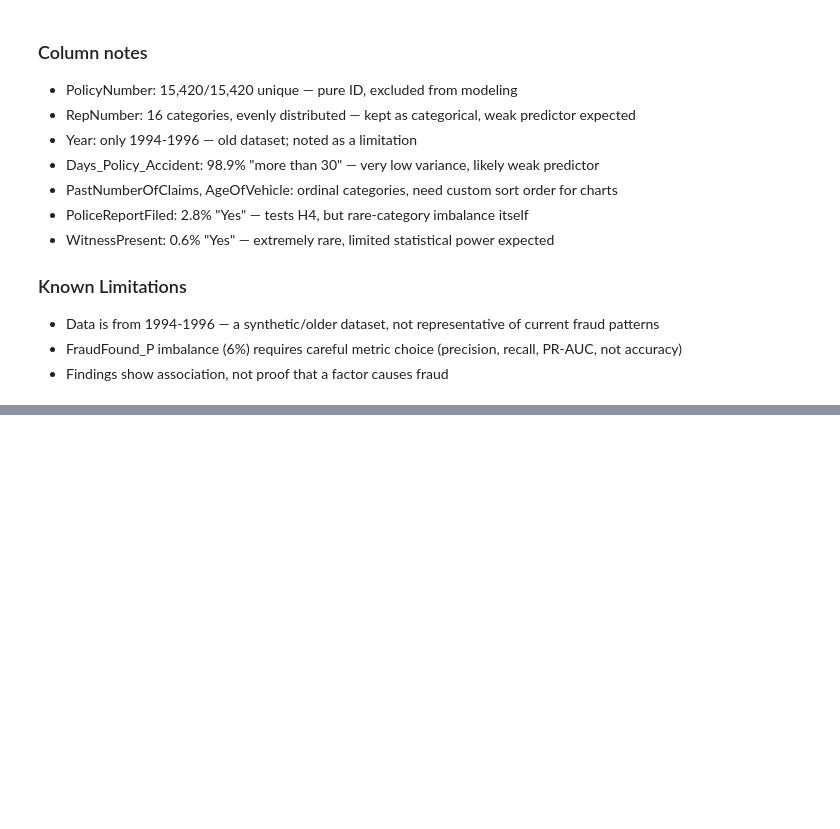
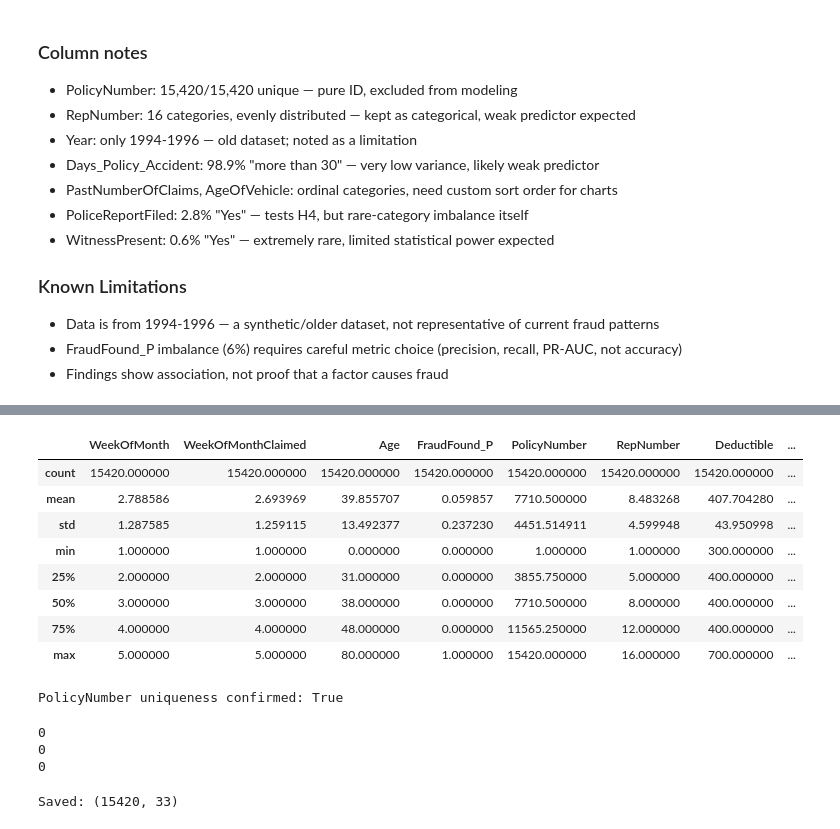
Before and after one commit to Tushar-oss-ai/insurance-fraud-detection, a Jupyter notebook: notebooks/01_cleaning_features.ipynb, the cells around one changed output, grey strips where cells are left out. Cells and saved outputs as stored; diff of their text form; code cells hidden in the pictures; blank space fills up the shorter version.

Commit message:
Step 2: data cleaning - categorical scan, ordinal ordering

```diff
--- a/notebooks/01_cleaning_features.ipynb
+++ b/notebooks/01_cleaning_features.ipynb
@@ -145,3 +145,6 @@ Name: count, dtype: int64
 - Data is from 1994-1996 — a synthetic/older dataset, not representative of current fraud patterns
 - FraudFound_P imbalance (6%) requires careful metric choice (precision, recall, PR-AUC, not accuracy)
 - Findings show association, not proof that a factor causes fraud
+# %%
+df_clean = df.copy()
+print("Start:", df_clean.shape)
@@ -147,0 +176,40 @@ Name: count, dtype: int64
+# %%
+num_cols = df_clean.select_dtypes(include=["int64", "float64"]).columns.tolist()
+df_clean[num_cols].describe()
+# %% [output]
+|  | WeekOfMonth | WeekOfMonthClaimed | Age | FraudFound_P | PolicyNumber | RepNumber | Deductible | ... |
+| count | 15420.000000 | 15420.000000 | 15420.000000 | 15420.000000 | 15420.000000 | 15420.000000 | 15420.000000 | ... |
+| mean | 2.788586 | 2.693969 | 39.855707 | 0.059857 | 7710.500000 | 8.483268 | 407.704280 | ... |
+| std | 1.287585 | 1.259115 | 13.492377 | 0.237230 | 4451.514911 | 4.599948 | 43.950998 | ... |
+| min | 1.000000 | 1.000000 | 0.000000 | 0.000000 | 1.000000 | 1.000000 | 300.000000 | ... |
+| 25% | 2.000000 | 2.000000 | 31.000000 | 0.000000 | 3855.750000 | 5.000000 | 400.000000 | ... |
+| 50% | 3.000000 | 3.000000 | 38.000000 | 0.000000 | 7710.500000 | 8.000000 | 400.000000 | ... |
+| 75% | 4.000000 | 4.000000 | 48.000000 | 0.000000 | 11565.250000 | 12.000000 | 400.000000 | ... |
+| max | 5.000000 | 5.000000 | 80.000000 | 1.000000 | 15420.000000 | 16.000000 | 700.000000 | ... |
+# %%
+print("PolicyNumber uniqueness confirmed:", df_clean["PolicyNumber"].nunique() == len(df_clean))
+# No action needed here — we exclude it later at modeling time, not now
+# %% [output]
+PolicyNumber uniqueness confirmed: True
+# %%
+age_vehicle_order = ["new", "2 years", "3 years", "4 years", "5 years", "6 years", "7 years", "more than 7"]
+past_claims_order = ["none", "1", "2 to 4", "more than 4"]
+days_policy_order = ["none", "1 to 7", "8 to 15", "15 to 30", "more than 30"]
+
+df_clean["AgeOfVehicle"] = pd.Categorical(df_clean["AgeOfVehicle"], categories=age_vehicle_order, ordered=True)
+df_clean["PastNumberOfClaims"] = pd.Categorical(df_clean["PastNumberOfClaims"], categories=past_claims_order, ordered=True)
+df_clean["Days_Policy_Accident"] = pd.Categorical(df_clean["Days_Policy_Accident"], categories=days_policy_order, ordered=True)
+
+# Verify no values got dropped/mismatched (would show as NaN if a label didn't match exactly)
+print(df_clean["AgeOfVehicle"].isna().sum())
+print(df_clean["PastNumberOfClaims"].isna().sum())
+print(df_clean["Days_Policy_Accident"].isna().sum())
+# %% [output]
+0
+0
+0
+# %%
+df_clean.to_csv("../data/cleaned/fraud_clean.csv", index=False)
+print("Saved:", df_clean.shape)
+# %% [output]
+Saved: (15420, 33)
```
Also changed, not shown: parts of 3 cells of this notebook, 2 other files.
